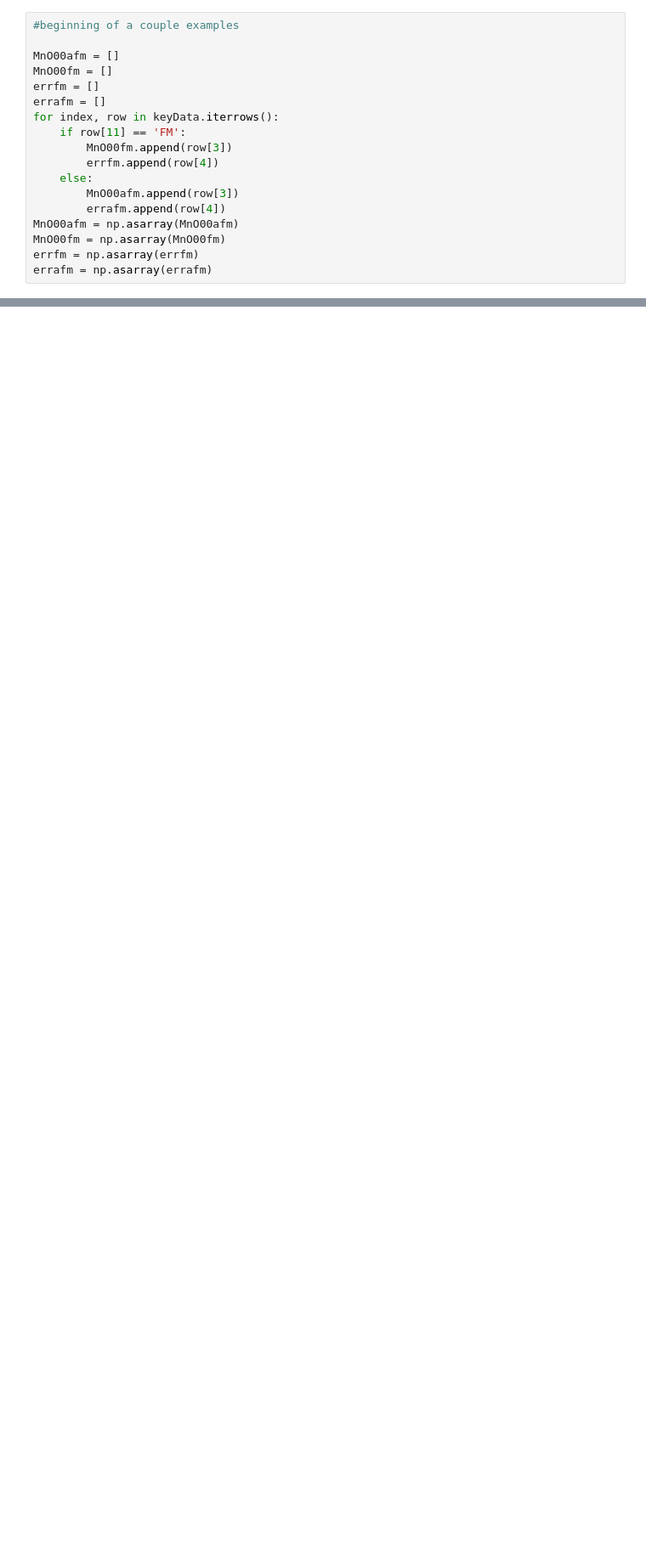
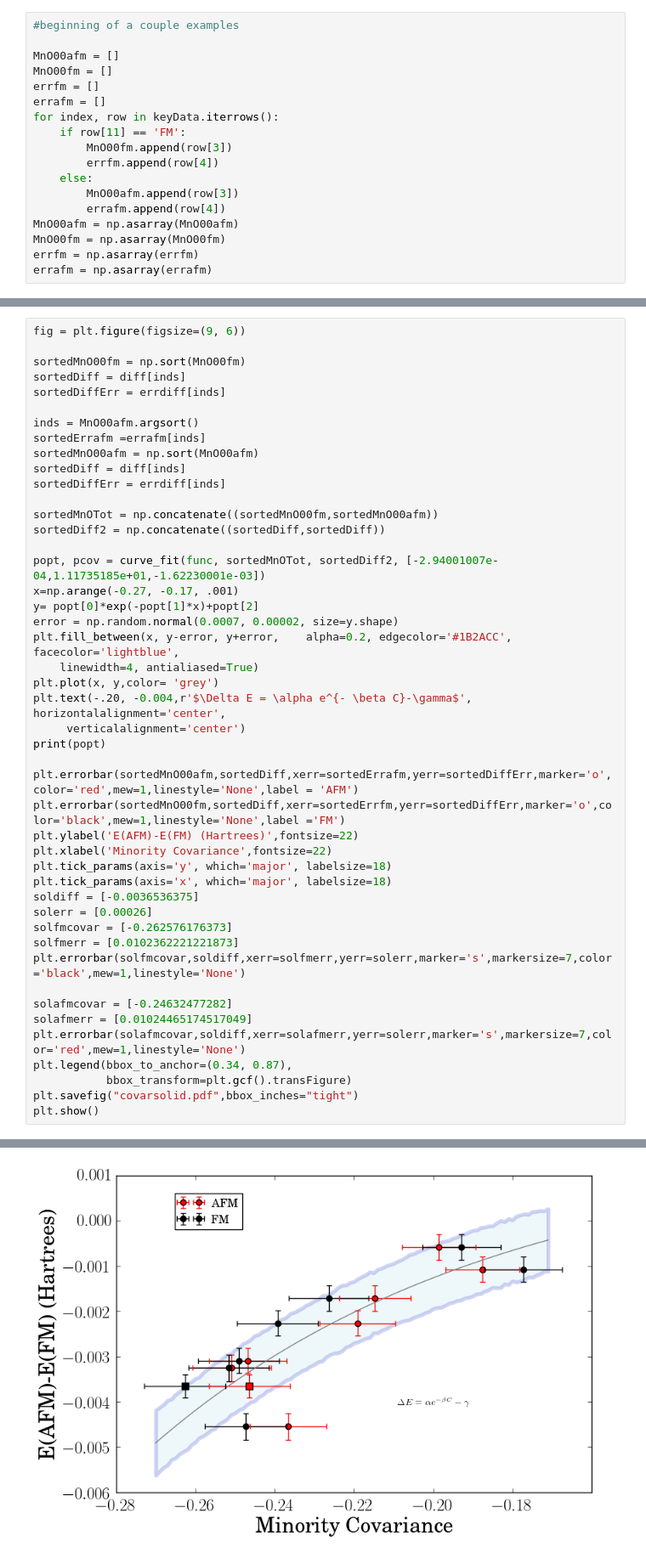
Before and after one commit to WagnerGroup/OriginMagnetism, a Jupyter notebook: Molecules/RF/KeyDataMnO.ipynb, the cells around one changed output, grey strips where cells are left out. Shown at 85% size. Drawn from its saved outputs; the diff is of its cells as text; blank space fills up the shorter version.

```diff
--- a/Molecules/RF/KeyDataMnO.ipynb
+++ b/Molecules/RF/KeyDataMnO.ipynb
@@ -335,0 +220,47 @@ plt.show()
+# %%
+fig = plt.figure(figsize=(9, 6))
+
+sortedMnO00fm = np.sort(MnO00fm)
+sortedDiff = diff[inds]
+sortedDiffErr = errdiff[inds]
+
+inds = MnO00afm.argsort()
+sortedErrafm =errafm[inds]
+sortedMnO00afm = np.sort(MnO00afm)
+sortedDiff = diff[inds]
+sortedDiffErr = errdiff[inds]
+
+sortedMnOTot = np.concatenate((sortedMnO00fm,sortedMnO00afm))
+sortedDiff2 = np.concatenate((sortedDiff,sortedDiff))
+
+popt, pcov = curve_fit(func, sortedMnOTot, sortedDiff2, [-2.94001007e-04,1.11735185e+01,-1.62230001e-03])
+x=np.arange(-0.27, -0.17, .001)
+y= popt[0]*exp(-popt[1]*x)+popt[2]
+error = np.random.normal(0.0007, 0.00002, size=y.shape)
+plt.fill_between(x, y-error, y+error,    alpha=0.2, edgecolor='#1B2ACC', facecolor='lightblue',
+    linewidth=4, antialiased=True)
+plt.plot(x, y,color= 'grey')
+plt.text(-.20, -0.004,r'$\Delta E = \alpha e^{- \beta C}-\gamma$', horizontalalignment='center',
+     verticalalignment='center')
+print(popt)
+
+plt.errorbar(sortedMnO00afm,sortedDiff,xerr=sortedErrafm,yerr=sortedDiffErr,marker='o',color='red',mew=1,linestyle='None',label = 'AFM')
+plt.errorbar(sortedMnO00fm,sortedDiff,xerr=sortedErrfm,yerr=sortedDiffErr,marker='o',color='black',mew=1,linestyle='None',label ='FM')
+plt.ylabel('E(AFM)-E(FM) (Hartrees)',fontsize=22)
+plt.xlabel('Minority Covariance',fontsize=22)
+plt.tick_params(axis='y', which='major', labelsize=18)
+plt.tick_params(axis='x', which='major', labelsize=18)
+soldiff = [-0.0036536375]
+solerr = [0.00026]
+solfmcovar = [-0.262576176373]
+solfmerr = [0.0102362221221873]
+plt.errorbar(solfmcovar,soldiff,xerr=solfmerr,yerr=solerr,marker='s',markersize=7,color='black',mew=1,linestyle='None')
+
+solafmcovar = [-0.24632477282]
+solafmerr = [0.01024465174517049]
+plt.errorbar(solafmcovar,soldiff,xerr=solafmerr,yerr=solerr,marker='s',markersize=7,color='red',mew=1,linestyle='None')
+plt.legend(bbox_to_anchor=(0.34, 0.87),
+           bbox_transform=plt.gcf().transFigure)
+plt.savefig("covarsolid.pdf",bbox_inches="tight")
+plt.show()
+# %% [output]
@@ -335,0 +268 @@ plt.show()
+[figure, added]
```
Also changed, not shown: parts of 15 cells of this notebook.
